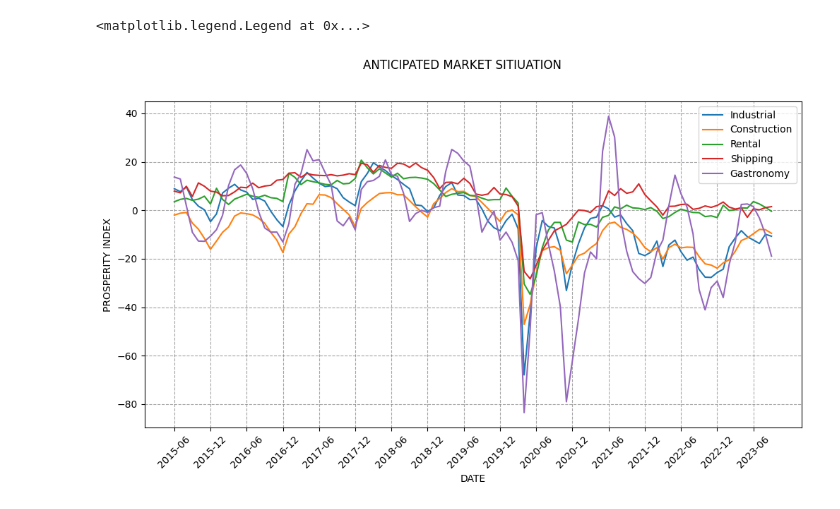
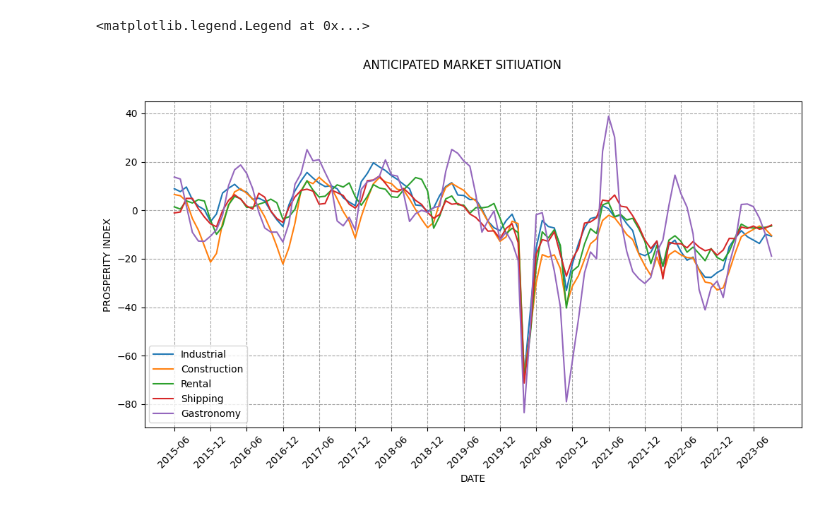
Before and after one commit to szkopiakP/Prosperity_Analysis, a Jupyter notebook: Prosperity_Analysis.ipynb, the cells around one changed output. Cells and saved outputs as stored; diff of their text form; code cells hidden in the pictures.

Commit message:
Prosperity Analysis Project Update

```diff
--- a/Prosperity_Analysis.ipynb
+++ b/Prosperity_Analysis.ipynb
@@ -39,3 +37,23 @@ full_index['GASTRONOMY'] = sorted_gastronomy_index['Wartość']
+# %%
+merge_1 = pd.merge(left = industrial_index,
+                   right = construction_index,
+                   left_on = ['Zmienna', 'Jednostka terytorialna', 'Szereg czasowy'],
+                   right_on = ['Zmienna', 'Jednostka terytorialna', 'Szereg czasowy'])
+
+merge_2 = pd.merge(left = merge_1,
+                   right = retail_index,
+                   left_on = ['Zmienna', 'Jednostka terytorialna', 'Szereg czasowy'],
+                   right_on = ['Zmienna', 'Jednostka terytorialna', 'Szereg czasowy'])
+
+merge_3 = pd.merge(left = merge_2,
+                   right = shipping_index,
+                   left_on = ['Zmienna', 'Jednostka terytorialna', 'Szereg czasowy'],
+                   right_on = ['Zmienna', 'Jednostka terytorialna', 'Szereg czasowy'])
+
+full_index = pd.merge(left = merge_3,
+                      right = gastronomy_index,
+                      left_on = ['Zmienna', 'Jednostka terytorialna', 'Szereg czasowy'],
+                      right_on = ['Zmienna', 'Jednostka terytorialna', 'Szereg czasowy'])
 # %%
 full_index['YEAR'] = full_index['Szereg czasowy'].str.split(pat = ' ', expand = True)[0]
 
@@ -69,15 +87,14 @@ for row in full_index['MONTH']:
 
 full_index['DATE'] = full_index['YEAR'].str.cat(full_index['MONTH'], sep = '-')
 # %%
-col_rename_1 = {'Zmienna': 'PROSPERITY INDEX',
-                'Jednostka terytorialna': 'TERRITORY',
-                'Wartość': 'INDUSTRIAL'}
+col_rename_6 = {'Zmienna': 'PROSPERITY INDEX',
+                'Jednostka terytorialna': 'TERRITORY'}
 
-col_drop_1 = ['Typ informacji', 'PKD - wybrane sekcje i działy 1 (KG)', 'Szereg czasowy', 'Flaga', 'YEAR', 'MONTH']
+col_drop_3 = ['YEAR', 'MONTH']
 
 col_reindex_1 = ['TERRITORY', 'DATE', 'PROSPERITY INDEX', 'INDUSTRIAL', 'CONSTRUCTION', 'RENTAL', 'SHIPPING', 'GASTRONOMY']
 
-full_index = full_index.rename(columns = col_rename_1).drop(columns = col_drop_1).reindex(columns = col_reindex_1)
+full_index = full_index.rename(columns = col_rename_6).drop(columns = col_drop_3).reindex(columns = col_reindex_1)
 
 for row in full_index['PROSPERITY INDEX']:
     if row == 'Bieżąca ogólna sytuacja gospodarcza przedsiębiorstwa':
@@ -99,3 +116,5 @@ data_types_1 = {'INDUSTRIAL': 'float64',
                 'GASTRONOMY': 'float64'}
 
 full_index = full_index.astype(data_types_1)
+
+full_index = full_index.sort_values(by = 'DATE')
@@ -157,32 +158,32 @@ fig = plt.figure(figsize = (12, 6))
 sns.lineplot(data = as_index,
              x = 'DATE',
              y = 'INDUSTRIAL',
              label = 'Industrial')
 sns.lineplot(data = as_index,
              x = 'DATE',
              y = 'CONSTRUCTION',
              label = 'Construction')
 sns.lineplot(data = as_index,
              x = 'DATE',
              y = 'RENTAL',
              label = 'Rental')
 sns.lineplot(data = as_index,
              x = 'DATE',
              y = 'SHIPPING',
              label = 'Shipping')
 sns.lineplot(data = as_index,
              x = 'DATE',
              y = 'GASTRONOMY',
              label = 'Gastronomy')
 
 plt.grid(which='both', linestyle='--', color='gray', alpha=0.7)
 
 plt.xticks(as_index['DATE'][::6], rotation=45)
 
 plt.suptitle('ANTICIPATED MARKET SITIUATION')
 plt.ylabel('PROSPERITY INDEX')
 
-plt.legend()
+plt.legend(loc='lower left')
 # %% [output]
 <matplotlib.legend.Legend at 0x...>
-[figure, old version]
+[figure, new version]
```
Also changed, not shown: parts of 7 cells of this notebook.
